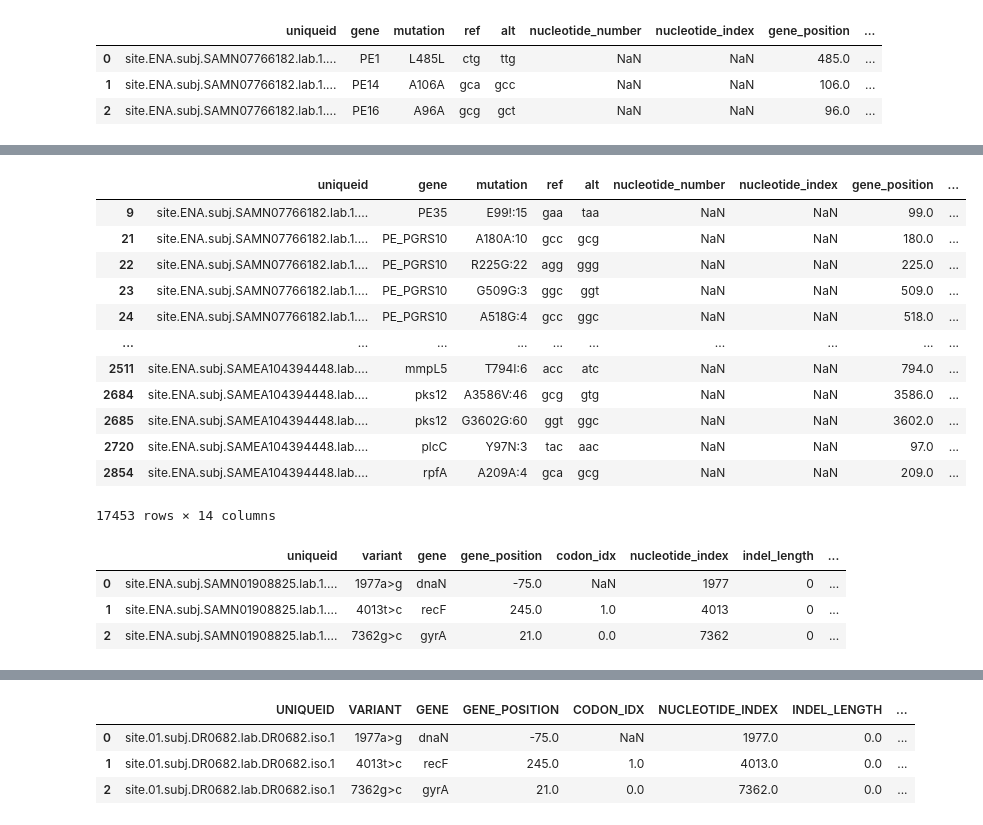
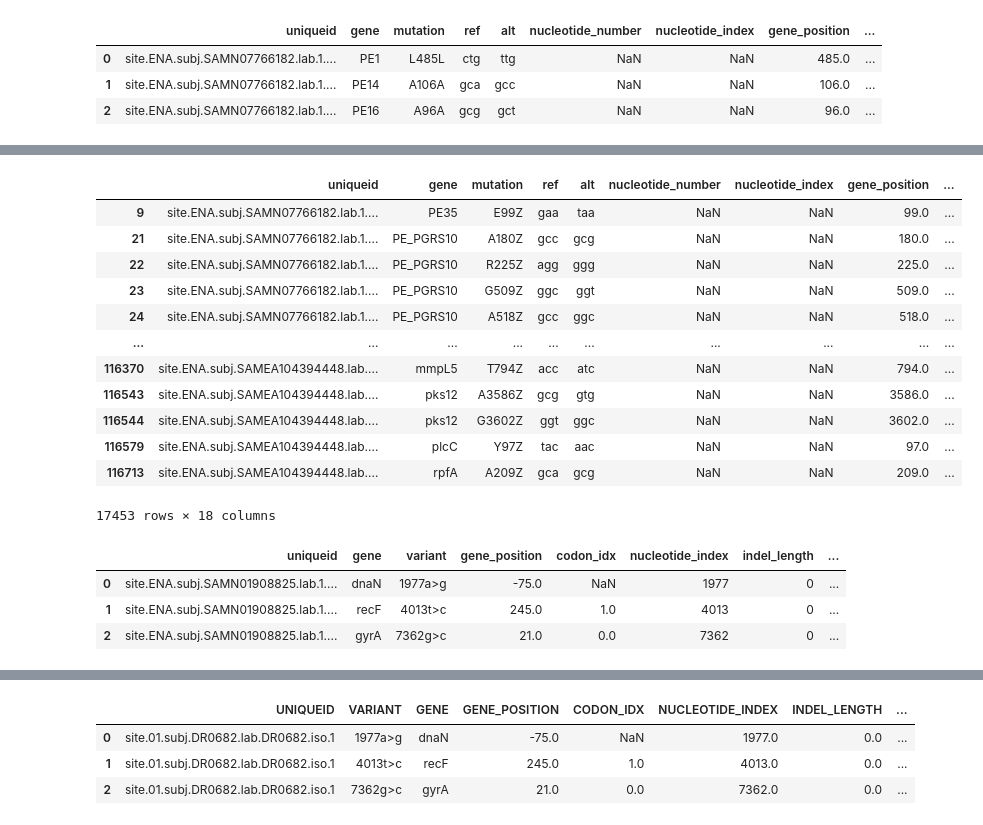
Before and after one commit to fowler-lab/pathogena-analysis-tools, a Jupyter notebook: tables/sandbox.ipynb, the cells around one changed output, grey strips where cells are left out. Cells and saved outputs as stored; diff of their text form; code cells hidden in the pictures.

Commit message:
parse mutations

```diff
--- a/tables/sandbox.ipynb
+++ b/tables/sandbox.ipynb
@@ -65,7 +48,7 @@ master.index.nunique()
 45420
 # %%
 mutations = pandas.read_parquet('mutations.parquet')
-# df.reset_index(inplace=True)
+mutations.reset_index(inplace=True)
 mutations[:3]
 # %% [output]
 |  | uniqueid | gene | mutation | ref | alt | nucleotide_number | nucleotide_index | gene_position | ... |
@@ -111,24 +94,25 @@ Name: count, Length: 32541, dtype: int64
 # %%
-mutations[mutations.mutation.str.contains(':')]
+mutations[mutations.is_minor]
 # %% [output]
 |  | uniqueid | gene | mutation | ref | alt | nucleotide_number | nucleotide_index | gene_position | ... |
-| 9 | site.ENA.subj.SAMN07766182.lab.1.... | PE35 | E99!:15 | gaa | taa | NaN | NaN | 99.0 | ... |
-| 21 | site.ENA.subj.SAMN07766182.lab.1.... | PE_PGRS10 | A180A:10 | gcc | gcg | NaN | NaN | 180.0 | ... |
-| 22 | site.ENA.subj.SAMN07766182.lab.1.... | PE_PGRS10 | R225G:22 | agg | ggg | NaN | NaN | 225.0 | ... |
-| 23 | site.ENA.subj.SAMN07766182.lab.1.... | PE_PGRS10 | G509G:3 | ggc | ggt | NaN | NaN | 509.0 | ... |
-| 24 | site.ENA.subj.SAMN07766182.lab.1.... | PE_PGRS10 | A518G:4 | gcc | ggc | NaN | NaN | 518.0 | ... |
+| 9 | site.ENA.subj.SAMN07766182.lab.1.... | PE35 | E99Z | gaa | taa | NaN | NaN | 99.0 | ... |
+| 21 | site.ENA.subj.SAMN07766182.lab.1.... | PE_PGRS10 | A180Z | gcc | gcg | NaN | NaN | 180.0 | ... |
+| 22 | site.ENA.subj.SAMN07766182.lab.1.... | PE_PGRS10 | R225Z | agg | ggg | NaN | NaN | 225.0 | ... |
+| 23 | site.ENA.subj.SAMN07766182.lab.1.... | PE_PGRS10 | G509Z | ggc | ggt | NaN | NaN | 509.0 | ... |
+| 24 | site.ENA.subj.SAMN07766182.lab.1.... | PE_PGRS10 | A518Z | gcc | ggc | NaN | NaN | 518.0 | ... |
 | ... | ... | ... | ... | ... | ... | ... | ... | ... | ... |
-| 2511 | site.ENA.subj.SAMEA104394448.lab.... | mmpL5 | T794I:6 | acc | atc | NaN | NaN | 794.0 | ... |
-| 2684 | site.ENA.subj.SAMEA104394448.lab.... | pks12 | A3586V:46 | gcg | gtg | NaN | NaN | 3586.0 | ... |
-| 2685 | site.ENA.subj.SAMEA104394448.lab.... | pks12 | G3602G:60 | ggt | ggc | NaN | NaN | 3602.0 | ... |
-| 2720 | site.ENA.subj.SAMEA104394448.lab.... | plcC | Y97N:3 | tac | aac | NaN | NaN | 97.0 | ... |
-| 2854 | site.ENA.subj.SAMEA104394448.lab.... | rpfA | A209A:4 | gca | gcg | NaN | NaN | 209.0 | ... |
+| 116370 | site.ENA.subj.SAMEA104394448.lab.... | mmpL5 | T794Z | acc | atc | NaN | NaN | 794.0 | ... |
+| 116543 | site.ENA.subj.SAMEA104394448.lab.... | pks12 | A3586Z | gcg | gtg | NaN | NaN | 3586.0 | ... |
+| 116544 | site.ENA.subj.SAMEA104394448.lab.... | pks12 | G3602Z | ggt | ggc | NaN | NaN | 3602.0 | ... |
+| 116579 | site.ENA.subj.SAMEA104394448.lab.... | plcC | Y97Z | tac | aac | NaN | NaN | 97.0 | ... |
+| 116713 | site.ENA.subj.SAMEA104394448.lab.... | rpfA | A209Z | gca | gcg | NaN | NaN | 209.0 | ... |
-17453 rows × 14 columns
+17453 rows × 18 columns
 # %%
 variants = pandas.read_parquet('variants.parquet')
+variants.reset_index(inplace=True)
 variants[:3]
 # %% [output]
-|  | uniqueid | variant | gene | gene_position | codon_idx | nucleotide_index | indel_length | ... |
-| 0 | site.ENA.subj.SAMN01908825.lab.1.... | 1977a>g | dnaN | -75.0 | NaN | 1977 | 0 | ... |
-| 1 | site.ENA.subj.SAMN01908825.lab.1.... | 4013t>c | recF | 245.0 | 1.0 | 4013 | 0 | ... |
-| 2 | site.ENA.subj.SAMN01908825.lab.1.... | 7362g>c | gyrA | 21.0 | 0.0 | 7362 | 0 | ... |
+|  | uniqueid | gene | variant | gene_position | codon_idx | nucleotide_index | indel_length | ... |
+| 0 | site.ENA.subj.SAMN01908825.lab.1.... | dnaN | 1977a>g | -75.0 | NaN | 1977 | 0 | ... |
+| 1 | site.ENA.subj.SAMN01908825.lab.1.... | recF | 4013t>c | 245.0 | 1.0 | 4013 | 0 | ... |
+| 2 | site.ENA.subj.SAMN01908825.lab.1.... | gyrA | 7362g>c | 21.0 | 0.0 | 7362 | 0 | ... |
```
Also changed, not shown: parts of 15 cells of this notebook, 1 other file.
